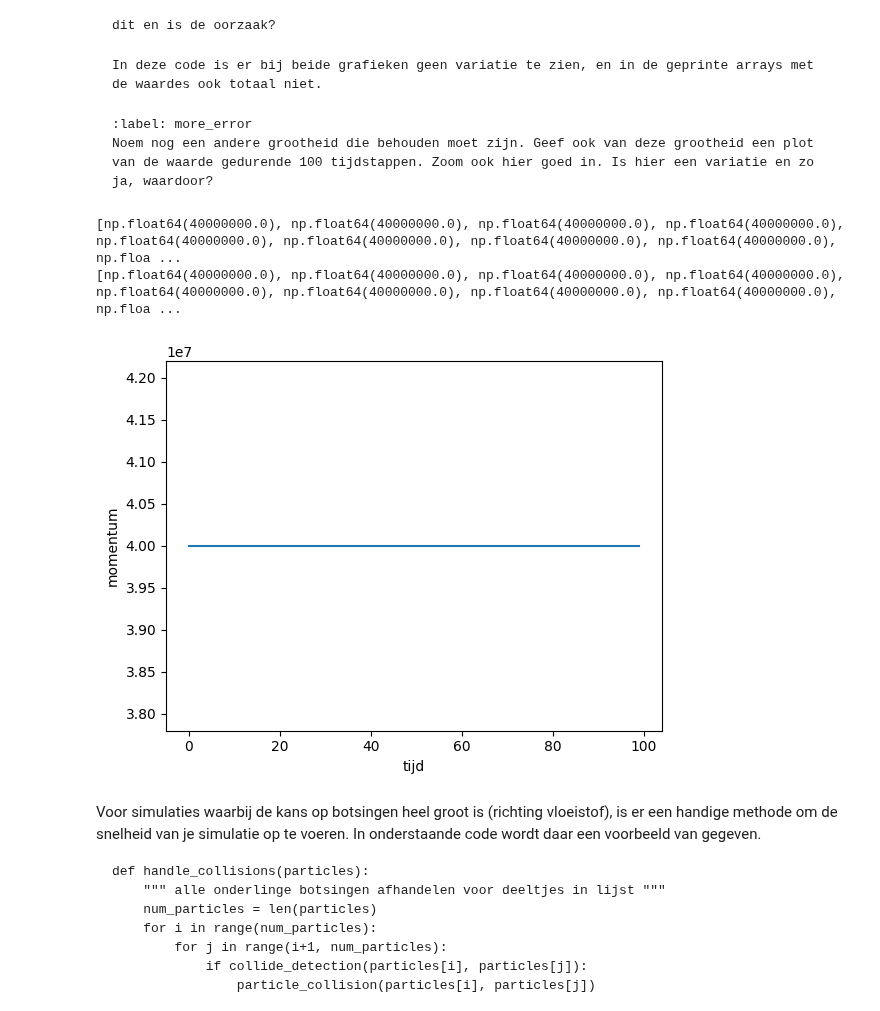
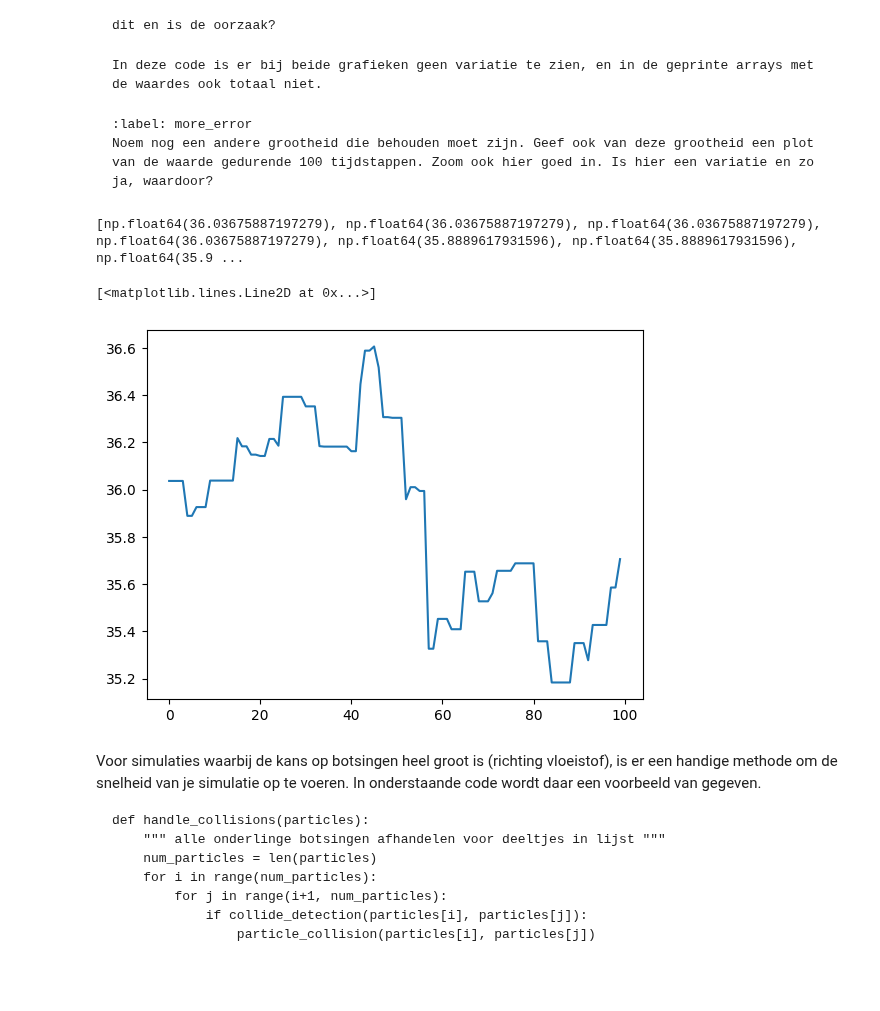
Before and after one commit to arenmeghdadi/314159265358979323846264338, a Jupyter notebook: Content/PySim/3_recap.ipynb, the cells around one changed output. Cells and saved outputs as stored; diff of their text form; code cells hidden in the pictures; blank space fills up the shorter version.

```diff
--- a/Content/PySim/3_recap.ipynb
+++ b/Content/PySim/3_recap.ipynb
@@ -80,12 +80,11 @@ Pas waarde van `DT` aan zodat de verplaatsing van een deeltje in een tijdstap kl
 Onze simulatie modelleert dus een klein systeem zonder rekening te houden met de kracht tussen de luchtmoleculen. Je zult zien dat we toch al behoorlijk wat van de processor vragen om deze berekeningen te doen. Om een meer realistische modelsimulatie te maken is daarom een serieuze uitdaging, die veel wiskunde en programmeerervaring vraagt. Op dit ogenblik wordt dit bijvoorbeeld gevraagd bij een van de eerste opdrachten van het vak 'Computational Physics' van de master Applied Physics.
 # %%
 # Ruimte voor uitwerking
-BOX_SIZE_0 = 40*(1375036e-6)    # Hoogte en breedte startvolume (in micrometer^3) (genomen door 40 keer de geschatte volume van een
-                                # lucht molecuul te nemen)
-N = 40                          # Aantal deeltjes
-V_0 = 1e6 #410e6                # Startsnelheid van deeltjes (in micrometer/s)
-RADIUS = 0.3e-3                 # Straal van moleculen (in micrometer)
-DT = 0.0000001                  # Tijdstap om geen botsing te missen (in seconden)
+BOX_SIZE_0 = 10 #40*(1375036e-6) kubieke micrometer    # Hoogte en breedte startvolume (in kubieke micrometer/5.5 seconden)
+N = 40                                                  # Aantal deeltjes
+V_0 = 1 #400 m/s                                         # Startsnelheid van deeltjes (in 2.5 m/milliseconde)
+RADIUS = 0.3                                            # Straal van moleculen (in micrometer)
+DT = 0.1*RADIUS/V_0 #0.0000001                          # Tijdstap om geen botsing te missen (in seconden)
 # %%
 #your code/answer
 # %% [markdown]
@@ -335,18 +334,17 @@ Noem nog een andere grootheid die behouden moet zijn. Geef ook van deze groothei
 # %%
 momentum = []
 for i in range(100):
     take_time_step(particles)
     momentum.append(sum([np.linalg.norm(p.momentum) for p in particles]))
    # momentum.append(sum(p.momentum for p in particles))
+
 print(momentum)
+
 plt.plot(momentum)
-plt.xlabel('tijd')
-plt.ylabel('momentum')
-print(momentum)
 # %% [output]
-[np.float64(40000000.0), np.float64(40000000.0), np.float64(40000000.0), np.float64(40000000.0), np.float64(40000000.0), np.float64(40000000.0), np.float64(40000000.0), np.float64(40000000.0), np.floa ...
-[np.float64(40000000.0), np.float64(40000000.0), np.float64(40000000.0), np.float64(40000000.0), np.float64(40000000.0), np.float64(40000000.0), np.float64(40000000.0), np.float64(40000000.0), np.floa ...
+[np.float64(36.03675887197279), np.float64(36.03675887197279), np.float64(36.03675887197279), np.float64(36.03675887197279), np.float64(35.8889617931596), np.float64(35.8889617931596), np.float64(35.9 ...
+[<matplotlib.lines.Line2D at 0x...>]
-[figure, old version]
+[figure, new version]
 # %% [markdown]
 
 Voor simulaties waarbij de kans op botsingen heel groot is (richting vloeistof), is er een handige methode om de snelheid van je simulatie op te voeren.
```
Also changed, not shown: parts of 4 cells of this notebook.
